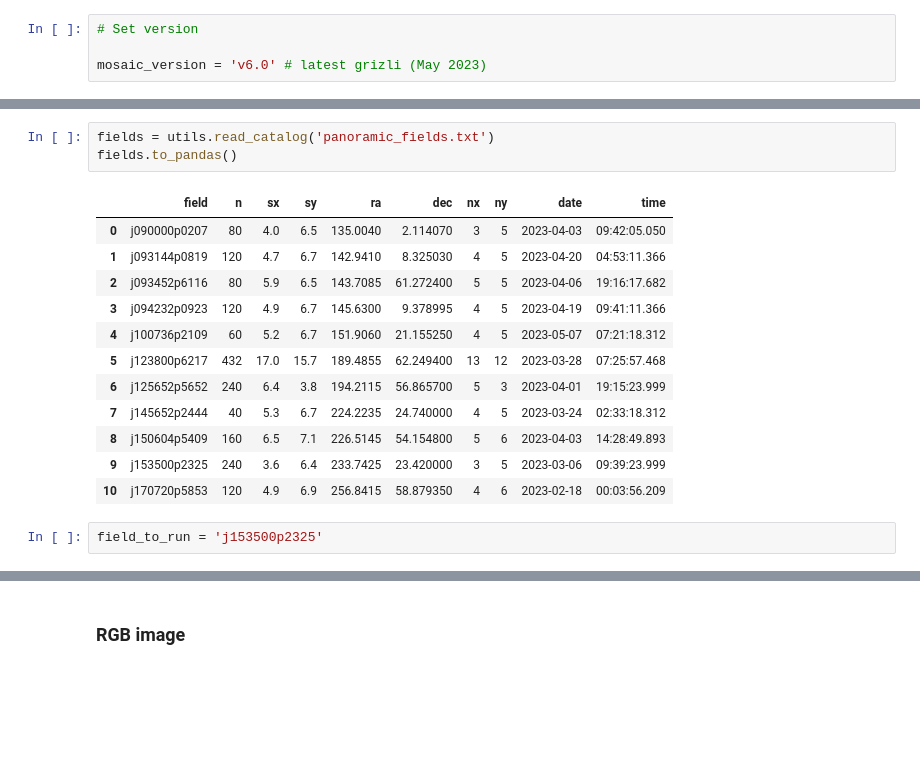
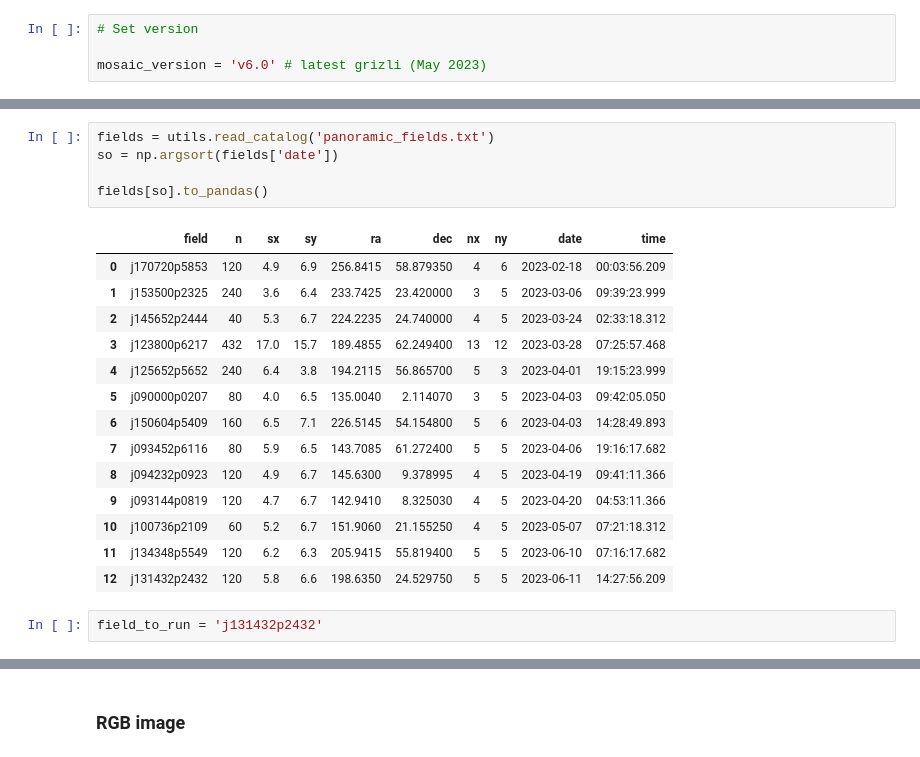
Before and after one commit to gbrammer/panoramic-jwst, a Jupyter notebook: Notebooks/panoramic-mosaics.ipynb, the cells around one changed output, grey strips where cells are left out. Drawn from its saved outputs; the diff is of its cells as text; blank space fills up the shorter version.

```diff
--- a/Notebooks/panoramic-mosaics.ipynb
+++ b/Notebooks/panoramic-mosaics.ipynb
@@ -237,21 +254,25 @@ FileNotFoundError: [Errno 2] No such file or directory: '/work'
 # %%
 fields = utils.read_catalog('panoramic_fields.txt')
-fields.to_pandas()
+so = np.argsort(fields['date'])
+
+fields[so].to_pandas()
 # %% [output]
 |  | field | n | sx | sy | ra | dec | nx | ny | date | time |
-| 0 | j090000p0207 | 80 | 4.0 | 6.5 | 135.0040 | 2.114070 | 3 | 5 | 2023-04-03 | 09:42:05.050 |
-| 1 | j093144p0819 | 120 | 4.7 | 6.7 | 142.9410 | 8.325030 | 4 | 5 | 2023-04-20 | 04:53:11.366 |
-| 2 | j093452p6116 | 80 | 5.9 | 6.5 | 143.7085 | 61.272400 | 5 | 5 | 2023-04-06 | 19:16:17.682 |
-| 3 | j094232p0923 | 120 | 4.9 | 6.7 | 145.6300 | 9.378995 | 4 | 5 | 2023-04-19 | 09:41:11.366 |
-| 4 | j100736p2109 | 60 | 5.2 | 6.7 | 151.9060 | 21.155250 | 4 | 5 | 2023-05-07 | 07:21:18.312 |
-| 5 | j123800p6217 | 432 | 17.0 | 15.7 | 189.4855 | 62.249400 | 13 | 12 | 2023-03-28 | 07:25:57.468 |
-| 6 | j125652p5652 | 240 | 6.4 | 3.8 | 194.2115 | 56.865700 | 5 | 3 | 2023-04-01 | 19:15:23.999 |
-| 7 | j145652p2444 | 40 | 5.3 | 6.7 | 224.2235 | 24.740000 | 4 | 5 | 2023-03-24 | 02:33:18.312 |
-| 8 | j150604p5409 | 160 | 6.5 | 7.1 | 226.5145 | 54.154800 | 5 | 6 | 2023-04-03 | 14:28:49.893 |
-| 9 | j153500p2325 | 240 | 3.6 | 6.4 | 233.7425 | 23.420000 | 3 | 5 | 2023-03-06 | 09:39:23.999 |
-| 10 | j170720p5853 | 120 | 4.9 | 6.9 | 256.8415 | 58.879350 | 4 | 6 | 2023-02-18 | 00:03:56.209 |
+| 0 | j170720p5853 | 120 | 4.9 | 6.9 | 256.8415 | 58.879350 | 4 | 6 | 2023-02-18 | 00:03:56.209 |
+| 1 | j153500p2325 | 240 | 3.6 | 6.4 | 233.7425 | 23.420000 | 3 | 5 | 2023-03-06 | 09:39:23.999 |
+| 2 | j145652p2444 | 40 | 5.3 | 6.7 | 224.2235 | 24.740000 | 4 | 5 | 2023-03-24 | 02:33:18.312 |
+| 3 | j123800p6217 | 432 | 17.0 | 15.7 | 189.4855 | 62.249400 | 13 | 12 | 2023-03-28 | 07:25:57.468 |
+| 4 | j125652p5652 | 240 | 6.4 | 3.8 | 194.2115 | 56.865700 | 5 | 3 | 2023-04-01 | 19:15:23.999 |
+| 5 | j090000p0207 | 80 | 4.0 | 6.5 | 135.0040 | 2.114070 | 3 | 5 | 2023-04-03 | 09:42:05.050 |
+| 6 | j150604p5409 | 160 | 6.5 | 7.1 | 226.5145 | 54.154800 | 5 | 6 | 2023-04-03 | 14:28:49.893 |
+| 7 | j093452p6116 | 80 | 5.9 | 6.5 | 143.7085 | 61.272400 | 5 | 5 | 2023-04-06 | 19:16:17.682 |
+| 8 | j094232p0923 | 120 | 4.9 | 6.7 | 145.6300 | 9.378995 | 4 | 5 | 2023-04-19 | 09:41:11.366 |
+| 9 | j093144p0819 | 120 | 4.7 | 6.7 | 142.9410 | 8.325030 | 4 | 5 | 2023-04-20 | 04:53:11.366 |
+| 10 | j100736p2109 | 60 | 5.2 | 6.7 | 151.9060 | 21.155250 | 4 | 5 | 2023-05-07 | 07:21:18.312 |
+| 11 | j134348p5549 | 120 | 6.2 | 6.3 | 205.9415 | 55.819400 | 5 | 5 | 2023-06-10 | 07:16:17.682 |
+| 12 | j131432p2432 | 120 | 5.8 | 6.6 | 198.6350 | 24.529750 | 5 | 5 | 2023-06-11 | 14:27:56.209 |
 # %%
-field_to_run = 'j153500p2325'
+field_to_run = 'j131432p2432'
 # %%
 # Make a mosaic
 
```
Also changed, not shown: parts of 17 cells of this notebook.
